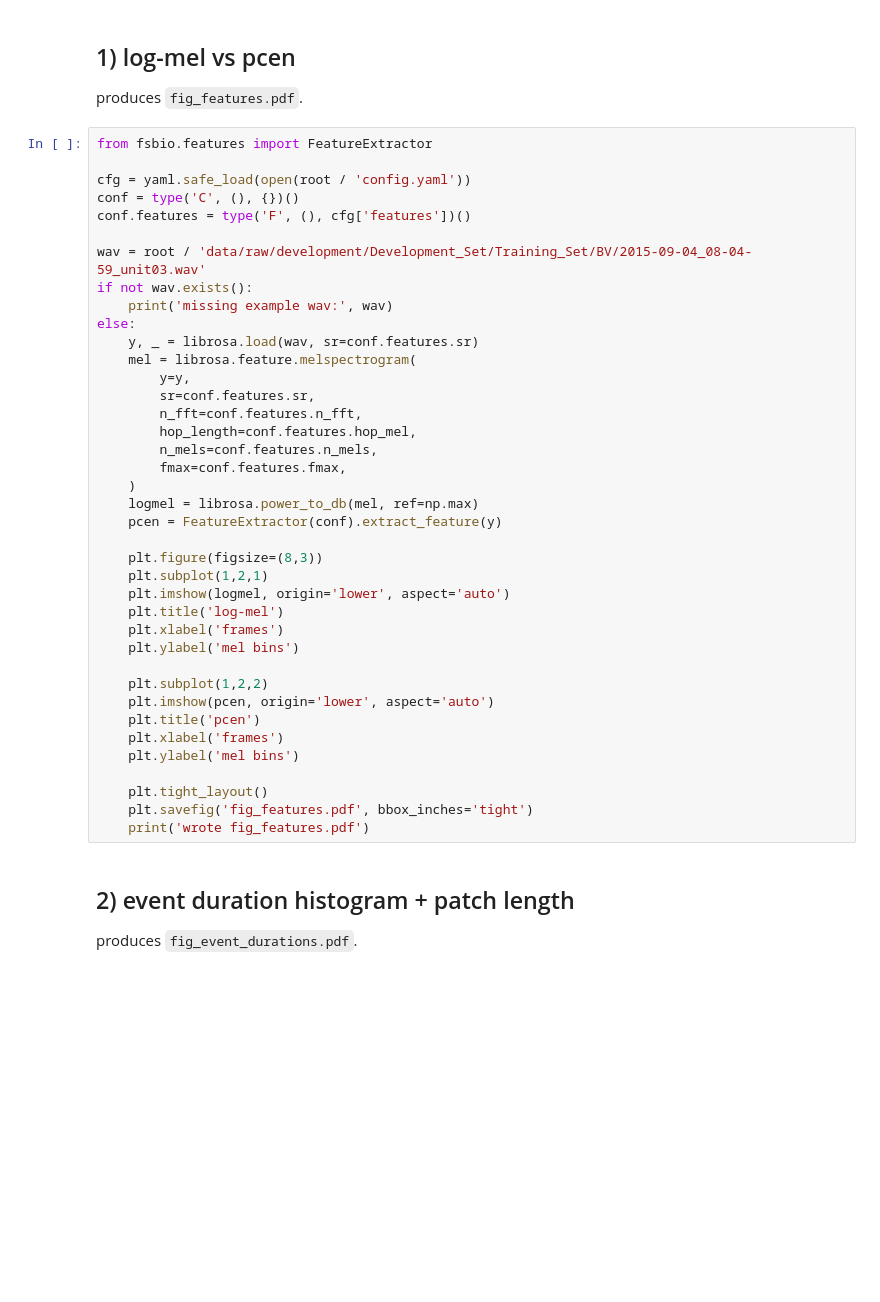
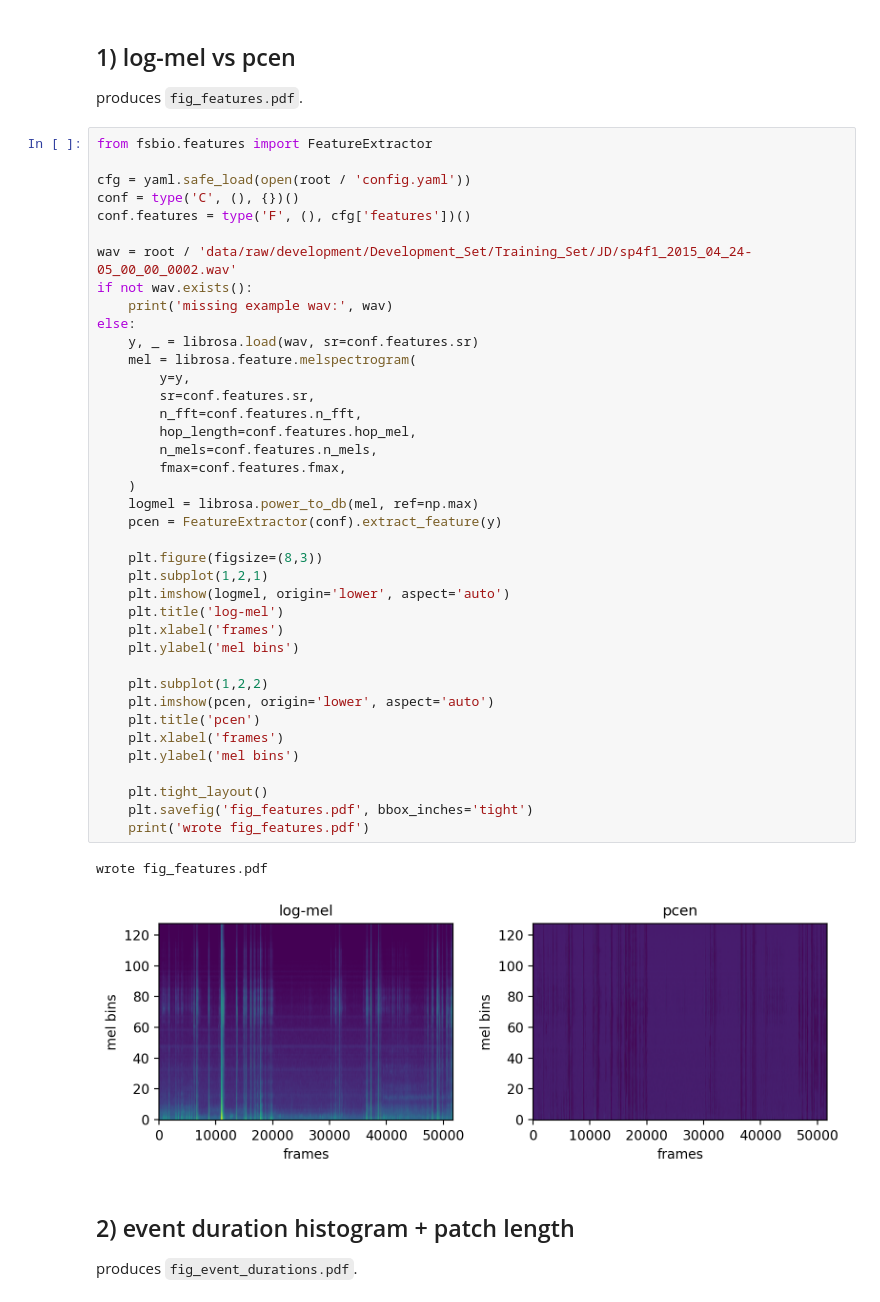
Before and after one commit to master-boda/Few-shot-Bioacoustic-Event-Detection, a Jupyter notebook: figures.ipynb, the cells around one changed output. Drawn from its saved outputs; the diff is of its cells as text; blank space fills up the shorter version.

```diff
--- a/figures.ipynb
+++ b/figures.ipynb
@@ -38,38 +38,41 @@ cfg = yaml.safe_load(open(root / 'config.yaml'))
 conf = type('C', (), {})()
 conf.features = type('F', (), cfg['features'])()
 
-wav = root / 'data/raw/development/Development_Set/Training_Set/BV/2015-09-04_08-04-59_unit03.wav'
+wav = root / 'data/raw/development/Development_Set/Training_Set/JD/sp4f1_2015_04_24-05_00_00_0002.wav'
 if not wav.exists():
     print('missing example wav:', wav)
 else:
     y, _ = librosa.load(wav, sr=conf.features.sr)
     mel = librosa.feature.melspectrogram(
         y=y,
         sr=conf.features.sr,
         n_fft=conf.features.n_fft,
         hop_length=conf.features.hop_mel,
         n_mels=conf.features.n_mels,
         fmax=conf.features.fmax,
     )
     logmel = librosa.power_to_db(mel, ref=np.max)
     pcen = FeatureExtractor(conf).extract_feature(y)
 
     plt.figure(figsize=(8,3))
     plt.subplot(1,2,1)
     plt.imshow(logmel, origin='lower', aspect='auto')
     plt.title('log-mel')
     plt.xlabel('frames')
     plt.ylabel('mel bins')
 
     plt.subplot(1,2,2)
     plt.imshow(pcen, origin='lower', aspect='auto')
     plt.title('pcen')
     plt.xlabel('frames')
     plt.ylabel('mel bins')
 
     plt.tight_layout()
     plt.savefig('fig_features.pdf', bbox_inches='tight')
     print('wrote fig_features.pdf')
+# %% [output]
+wrote fig_features.pdf
+[figure, added]
 # %% [markdown]
 ## 2) event duration histogram + patch length
 produces `fig_event_durations.pdf`.
```
Also changed, not shown: parts of 2 cells of this notebook, 22 other files.
